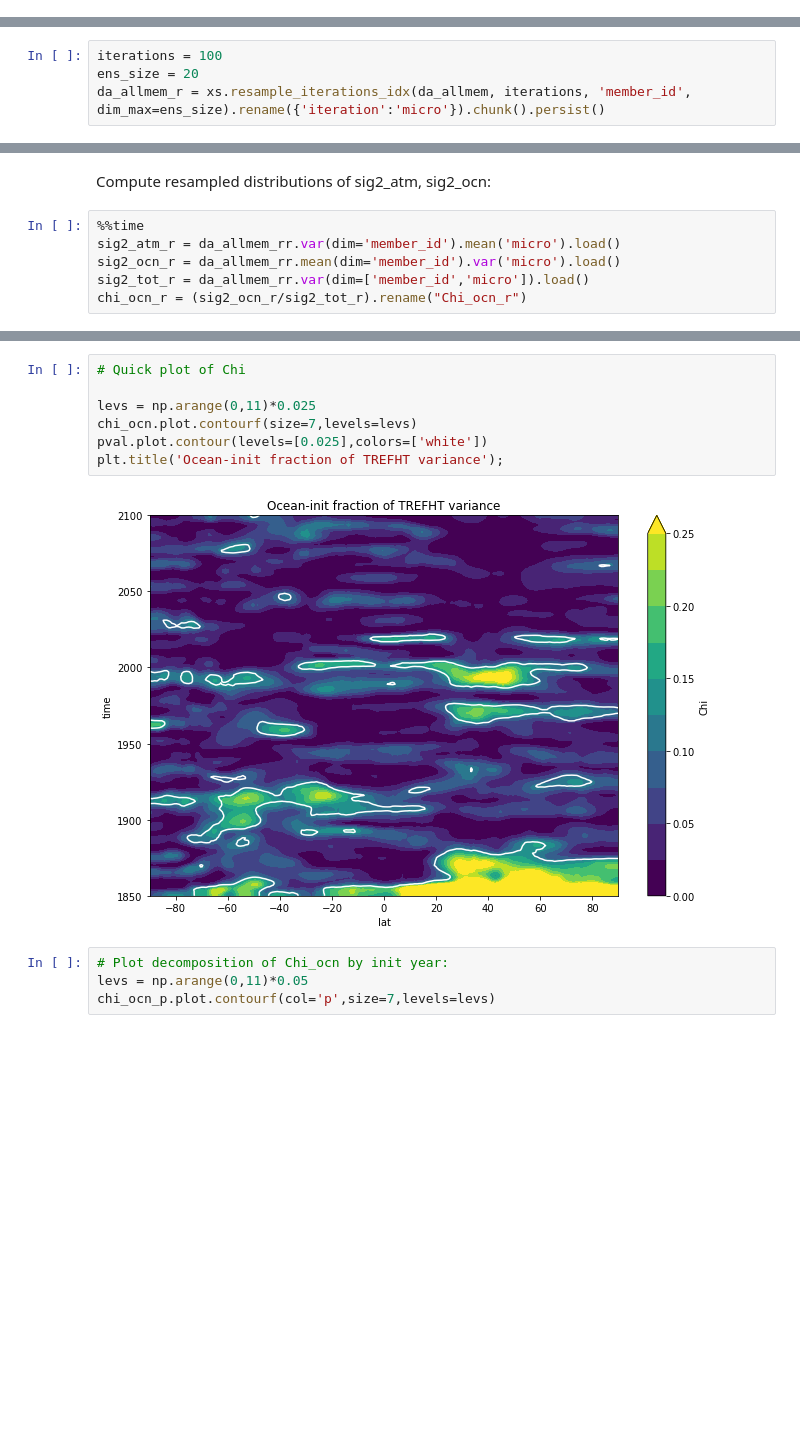
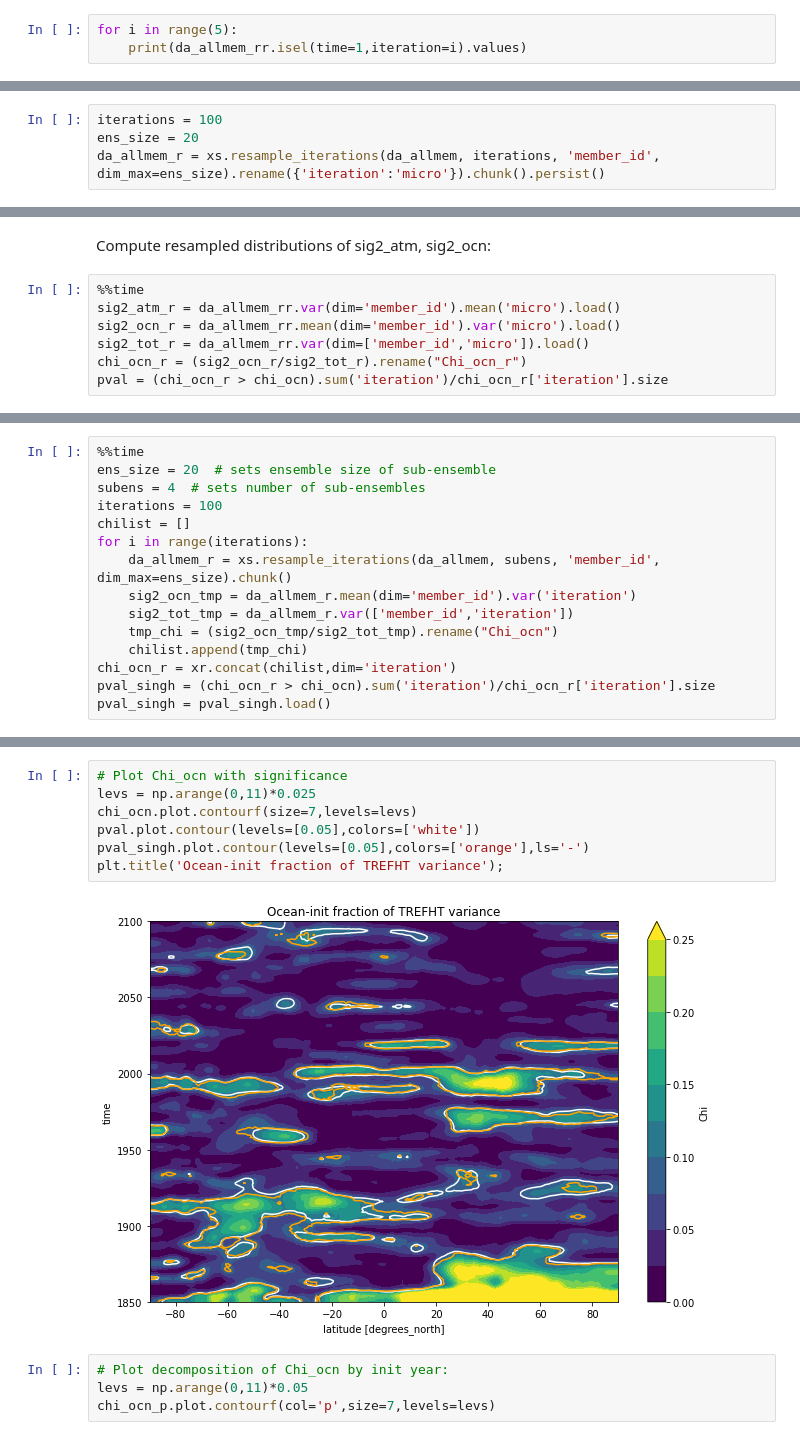
Before and after one commit to sgyeager/CESM2-LE-analysis, a Jupyter notebook: notebooks/CESM2LE_ICM_zmTREFHT.ipynb, the cells around one changed output, grey strips where cells are left out. Cells and saved outputs as stored; diff of their text form; blank space fills up the shorter version.

Commit message:
added test of xskillscore resampling + comparison to SinghEA pvalue method

```diff
--- a/notebooks/CESM2LE_ICM_zmTREFHT.ipynb
+++ b/notebooks/CESM2LE_ICM_zmTREFHT.ipynb
@@ -348,0 +382,3 @@ import xskillscore as xs
+# %%
+for i in range(5):
+    print(da_allmem_rr.isel(time=1,iteration=i).values)
@@ -351,7 +407,7 @@ Resample 80-member pool (with replacement), to generate 100 different synthetic
 # %%
 iterations = 100
 ens_size = 20
-da_allmem_r = xs.resample_iterations_idx(da_allmem, iterations, 'member_id', dim_max=ens_size).rename({'iteration':'micro'}).chunk().persist()
+da_allmem_r = xs.resample_iterations(da_allmem, iterations, 'member_id', dim_max=ens_size).rename({'iteration':'micro'}).chunk().persist()
 # %% [markdown]
 Now, resample to generate 1000 different 4-micro combinations:
 # %%
@@ -364,4 +420,5 @@ sig2_atm_r = da_allmem_rr.var(dim='member_id').mean('micro').load()
 sig2_ocn_r = da_allmem_rr.mean(dim='member_id').var('micro').load()
 sig2_tot_r = da_allmem_rr.var(dim=['member_id','micro']).load()
 chi_ocn_r = (sig2_ocn_r/sig2_tot_r).rename("Chi_ocn_r")
+pval = (chi_ocn_r > chi_ocn).sum('iteration')/chi_ocn_r['iteration'].size
 # %% [output]
@@ -369,0 +429,15 @@ Wall time: 17.3 s
+# %%
+%%time
+ens_size = 20  # sets ensemble size of sub-ensemble
+subens = 4  # sets number of sub-ensembles
+iterations = 100
+chilist = []
+for i in range(iterations):
+    da_allmem_r = xs.resample_iterations(da_allmem, subens, 'member_id', dim_max=ens_size).chunk()
+    sig2_ocn_tmp = da_allmem_r.mean(dim='member_id').var('iteration')
+    sig2_tot_tmp = da_allmem_r.var(['member_id','iteration'])
+    tmp_chi = (sig2_ocn_tmp/sig2_tot_tmp).rename("Chi_ocn")
+    chilist.append(tmp_chi)
+chi_ocn_r = xr.concat(chilist,dim='iteration')
+pval_singh = (chi_ocn_r > chi_ocn).sum('iteration')/chi_ocn_r['iteration'].size
+pval_singh = pval_singh.load()
@@ -370,12 +447,12 @@ Wall time: 17.3 s
 # %%
-# Quick plot of Chi
-
+# Plot Chi_ocn with significance
 levs = np.arange(0,11)*0.025
 chi_ocn.plot.contourf(size=7,levels=levs)
-pval.plot.contour(levels=[0.025],colors=['white'])
+pval.plot.contour(levels=[0.05],colors=['white'])
+pval_singh.plot.contour(levels=[0.05],colors=['orange'],ls='-')
 plt.title('Ocean-init fraction of TREFHT variance');
 # %% [output]
-[figure, old version]
+[figure, new version]
 # %%
 # Plot decomposition of Chi_ocn by init year:
 levs = np.arange(0,11)*0.05
```
Also changed, not shown: parts of 16 cells of this notebook.
